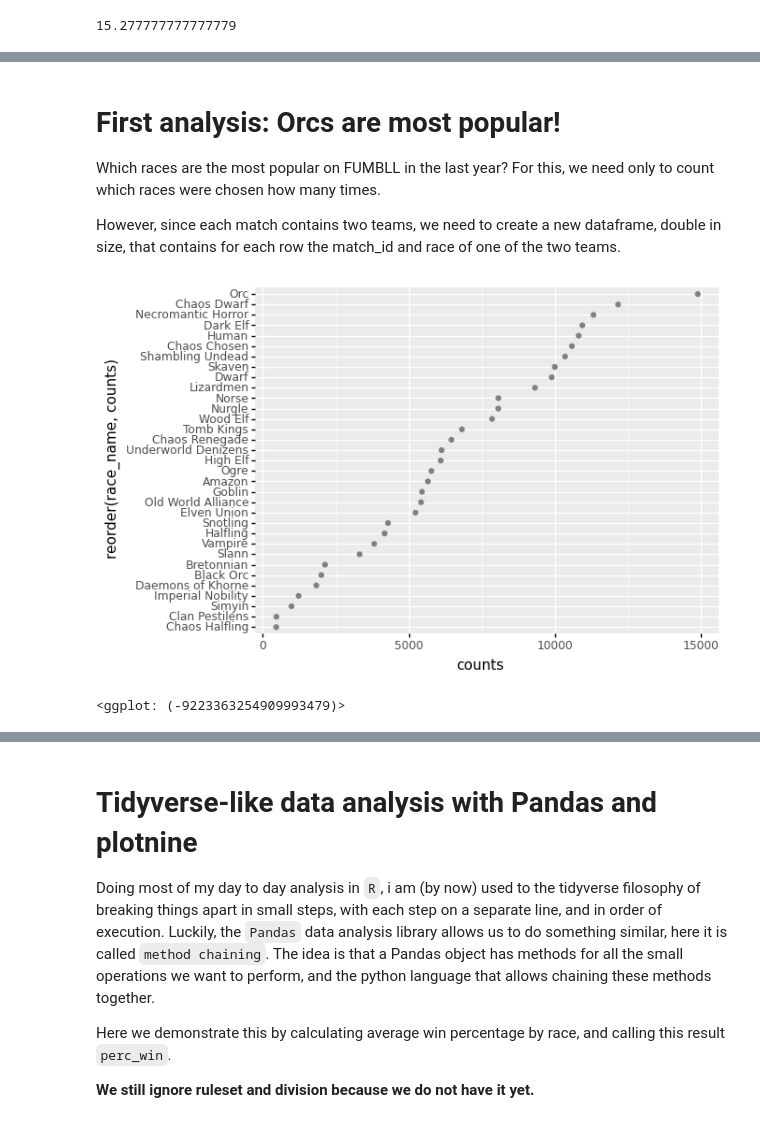
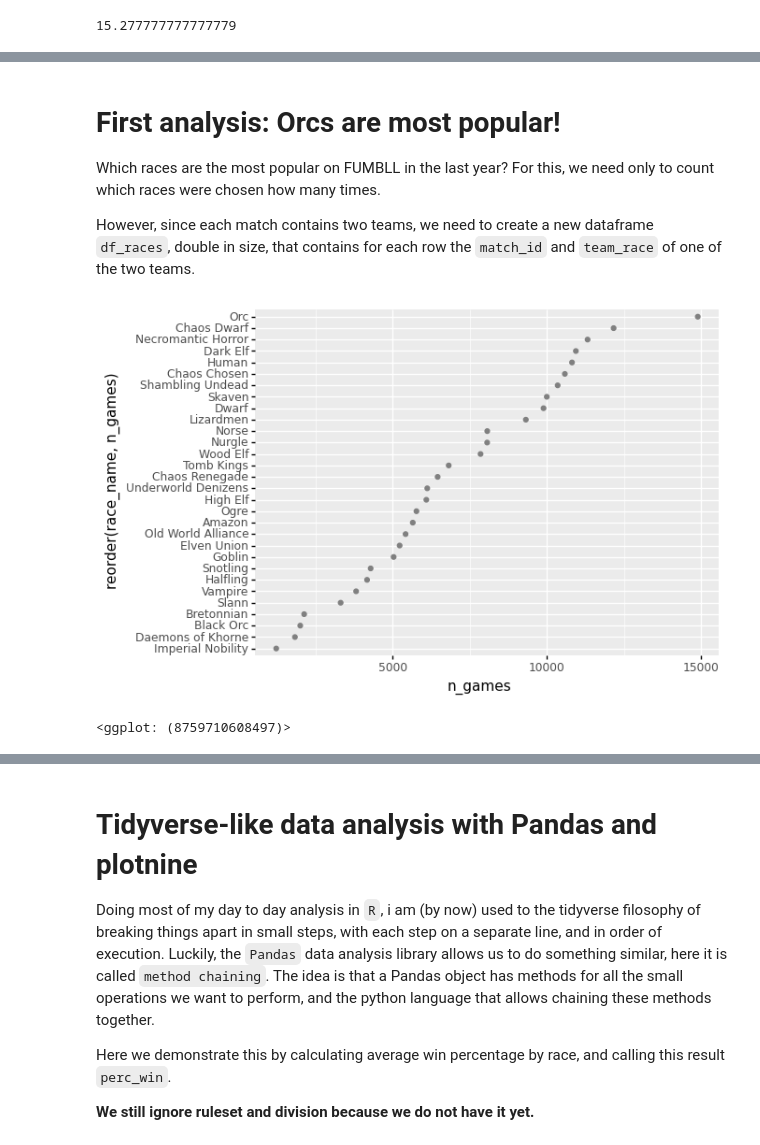
Before and after one commit to gsverhoeven/hugo_source, a Jupyter notebook: content/post/fumbbl_blogpost_src/fumbbl_bb2020.ipynb, the cells around one changed output, grey strips where cells are left out. Cells and saved outputs as stored; diff of their text form; code cells hidden in the pictures.

```diff
--- a/content/post/fumbbl_blogpost_src/fumbbl_bb2020.ipynb
+++ b/content/post/fumbbl_blogpost_src/fumbbl_bb2020.ipynb
@@ -247,10 +249,8 @@ df_matches_final
 Which races are the most popular on FUMBLL in the last year?
 For this, we need only to count which races were chosen how many times.
 
-However, since each match contains two teams, we need to create a new dataframe, double in size, that contains for each row the match_id and race of one of the two teams.
+However, since each match contains two teams, we need to create a new dataframe `df_races`, double in size, that contains for each row the `match_id` and `team_race` of one of the two teams.
 # %%
-import plotnine as p9
-
 team1_races = df_matches_final[['match_id', 'team1_race_name']]
 team2_races = df_matches_final[['match_id', 'team2_race_name']]
 
@@ -260,21 +260,22 @@ team1_races.columns = team2_races.columns = ['match_id', 'race_name']
 # row bind the two dataframes
 df_races = pd.concat([team1_races, team2_races])
 
-# aggregate
+# aggregate by race_name
 res = (df_races
         .groupby(['race_name'])
         .size()
-        .reset_index(name='counts')
-        .sort_values(by=['counts'], ascending = False)
+        .reset_index(name='n_games')
 )
 
-# filter (used below: FIX THIS)
-top_races = res.loc[(res.counts > 400)]['race_name']
-
-(p9.ggplot(data = res.loc[(res.counts > 400)], mapping = p9.aes(x = 'reorder(race_name, counts)', y = 'counts'))
-    + p9.geom_point(colour = 'gray')
-    + p9.coord_flip())
+# select most popular races for filtering
+top_races = res.loc[(res.n_games > 1000)]['race_name']
-# %% [output]
-[figure, removed]
-<ggplot: (-9223363254909993479)>
+# %%
+import plotnine as p9
+
+(p9.ggplot(data = res.loc[res['race_name'].isin(top_races)], mapping = p9.aes(x = 'reorder(race_name, n_games)', y = 'n_games'))
+    + p9.geom_point(colour = 'gray')
+    + p9.coord_flip())
+# %% [output]
+[figure, added]
+<ggplot: (8759710608497)>
 # %% [markdown]
```
Also changed, not shown: parts of 28 cells of this notebook, 2 other files.
